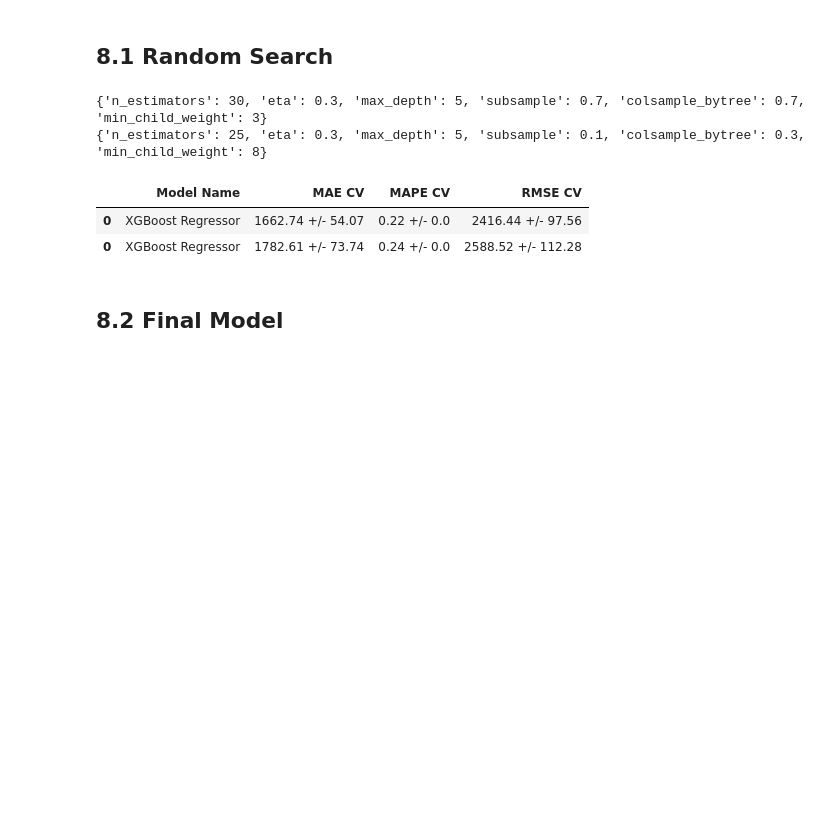
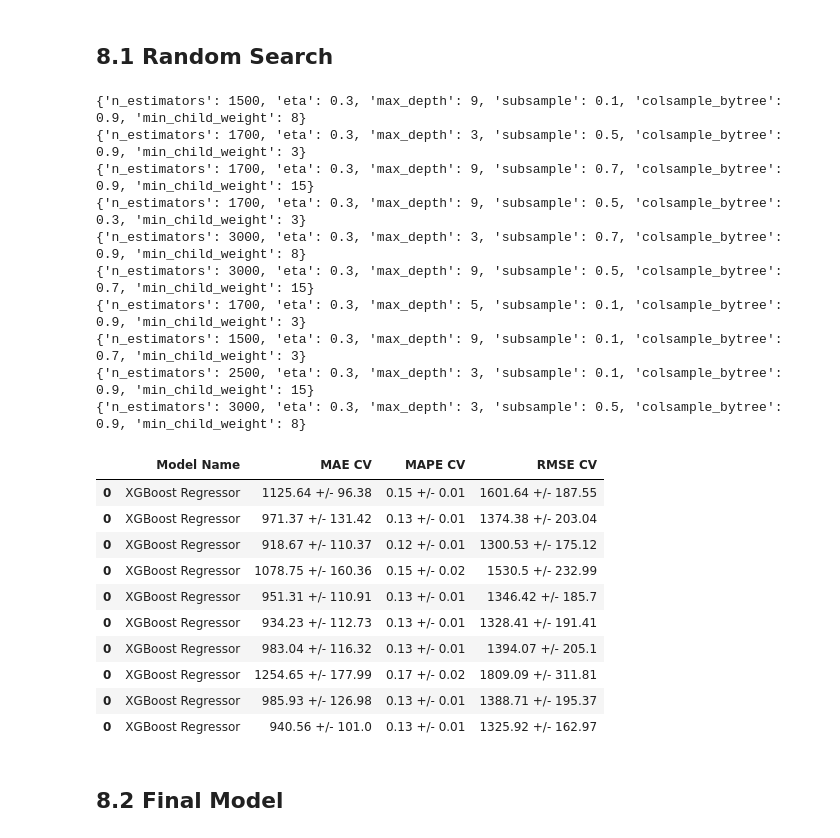
Before and after one commit to JeffersonMedines/rossmann_store_sales, a Jupyter notebook: m08_v01_store_sales_prediction.ipynb, the cells around one changed output. Saved outputs shown, nothing was run; the diff lists cells and outputs as text; code cells hidden in the pictures; blank space fills up the shorter version.

```diff
--- a/m08_v01_store_sales_prediction.ipynb
+++ b/m08_v01_store_sales_prediction.ipynb
@@ -1224,33 +1224,49 @@ param = { 'n_estimators': [1500, 1700, 2500, 3000, 3500],
 
 MAX_EVAL = 10
 # %%
-final_result = pd.DataFrame()
-for i in range( MAX_EVAL ):
-    # Choose values for parameters randomly
-    hp = { k: random.sample( v, 1 )[0] for k, v in param.items() }
-    print( hp )
+# final_result = pd.DataFrame()
+# for i in range( MAX_EVAL ):
+#     # Choose values for parameters randomly
+#     hp = { k: random.sample( v, 1 )[0] for k, v in param.items() }
+#     print( hp )
 
-    # Model
-    model_xgb = xgb.XGBRegressor( objective='reg:squarederror',
-                                  n_estimators=hp['n_estimators'],
-                                  eta=hp['eta'],
-                                  max_depth=hp['max_depth'],
-                                  subsample=hp['subsample'],
-                                  colsample_bytree=hp['colsample_bytree'],
-                                  min_child_weight=hp['min_child_weight'])
+#     # Model
+#     model_xgb = xgb.XGBRegressor( objective='reg:squarederror',
+#                                   n_estimators=hp['n_estimators'],
+#                                   eta=hp['eta'],
+#                                   max_depth=hp['max_depth'],
+#                                   subsample=hp['subsample'],
+#                                   colsample_bytree=hp['colsample_bytree'],
+#                                   min_child_weight=hp['min_child_weight'])
 
 
 
-    # Performance
-    result = cross_validation( x_training, 2, 'XGBoost Regressor', model_xgb, verbose=False )
-    final_result = pd.concat( [final_result, result] )
+#     # Performance
+#     result = cross_validation( x_training, 2, 'XGBoost Regressor', model_xgb, verbose=False )
+#     final_result = pd.concat( [final_result, result] )
 
-final_result
+# final_result
 # %% [output]
-{'n_estimators': 30, 'eta': 0.3, 'max_depth': 5, 'subsample': 0.7, 'colsample_bytree': 0.7, 'min_child_weight': 3}
-{'n_estimators': 25, 'eta': 0.3, 'max_depth': 5, 'subsample': 0.1, 'colsample_bytree': 0.3, 'min_child_weight': 8}
+{'n_estimators': 1500, 'eta': 0.3, 'max_depth': 9, 'subsample': 0.1, 'colsample_bytree': 0.9, 'min_child_weight': 8}
+{'n_estimators': 1700, 'eta': 0.3, 'max_depth': 3, 'subsample': 0.5, 'colsample_bytree': 0.9, 'min_child_weight': 3}
+{'n_estimators': 1700, 'eta': 0.3, 'max_depth': 9, 'subsample': 0.7, 'colsample_bytree': 0.9, 'min_child_weight': 15}
+{'n_estimators': 1700, 'eta': 0.3, 'max_depth': 9, 'subsample': 0.5, 'colsample_bytree': 0.3, 'min_child_weight': 3}
+{'n_estimators': 3000, 'eta': 0.3, 'max_depth': 3, 'subsample': 0.7, 'colsample_bytree': 0.9, 'min_child_weight': 8}
+{'n_estimators': 3000, 'eta': 0.3, 'max_depth': 9, 'subsample': 0.5, 'colsample_bytree': 0.7, 'min_child_weight': 15}
+{'n_estimators': 1700, 'eta': 0.3, 'max_depth': 5, 'subsample': 0.1, 'colsample_bytree': 0.9, 'min_child_weight': 3}
+{'n_estimators': 1500, 'eta': 0.3, 'max_depth': 9, 'subsample': 0.1, 'colsample_bytree': 0.7, 'min_child_weight': 3}
+{'n_estimators': 2500, 'eta': 0.3, 'max_depth': 3, 'subsample': 0.1, 'colsample_bytree': 0.9, 'min_child_weight': 15}
+{'n_estimators': 3000, 'eta': 0.3, 'max_depth': 3, 'subsample': 0.5, 'colsample_bytree': 0.9, 'min_child_weight': 8}
 |  | Model Name | MAE CV | MAPE CV | RMSE CV |
-| 0 | XGBoost Regressor | 1662.74 +/- 54.07 | 0.22 +/- 0.0 | 2416.44 +/- 97.56 |
-| 0 | XGBoost Regressor | 1782.61 +/- 73.74 | 0.24 +/- 0.0 | 2588.52 +/- 112.28 |
+| 0 | XGBoost Regressor | 1125.64 +/- 96.38 | 0.15 +/- 0.01 | 1601.64 +/- 187.55 |
+| 0 | XGBoost Regressor | 971.37 +/- 131.42 | 0.13 +/- 0.01 | 1374.38 +/- 203.04 |
+| 0 | XGBoost Regressor | 918.67 +/- 110.37 | 0.12 +/- 0.01 | 1300.53 +/- 175.12 |
+| 0 | XGBoost Regressor | 1078.75 +/- 160.36 | 0.15 +/- 0.02 | 1530.5 +/- 232.99 |
+| 0 | XGBoost Regressor | 951.31 +/- 110.91 | 0.13 +/- 0.01 | 1346.42 +/- 185.7 |
+| 0 | XGBoost Regressor | 934.23 +/- 112.73 | 0.13 +/- 0.01 | 1328.41 +/- 191.41 |
+| 0 | XGBoost Regressor | 983.04 +/- 116.32 | 0.13 +/- 0.01 | 1394.07 +/- 205.1 |
+| 0 | XGBoost Regressor | 1254.65 +/- 177.99 | 0.17 +/- 0.02 | 1809.09 +/- 311.81 |
+| 0 | XGBoost Regressor | 985.93 +/- 126.98 | 0.13 +/- 0.01 | 1388.71 +/- 195.37 |
+| 0 | XGBoost Regressor | 940.56 +/- 101.0 | 0.13 +/- 0.01 | 1325.92 +/- 162.97 |
 # %% [markdown]
 ## 8.2 Final Model
```
Also changed, not shown: parts of 5 cells of this notebook.
